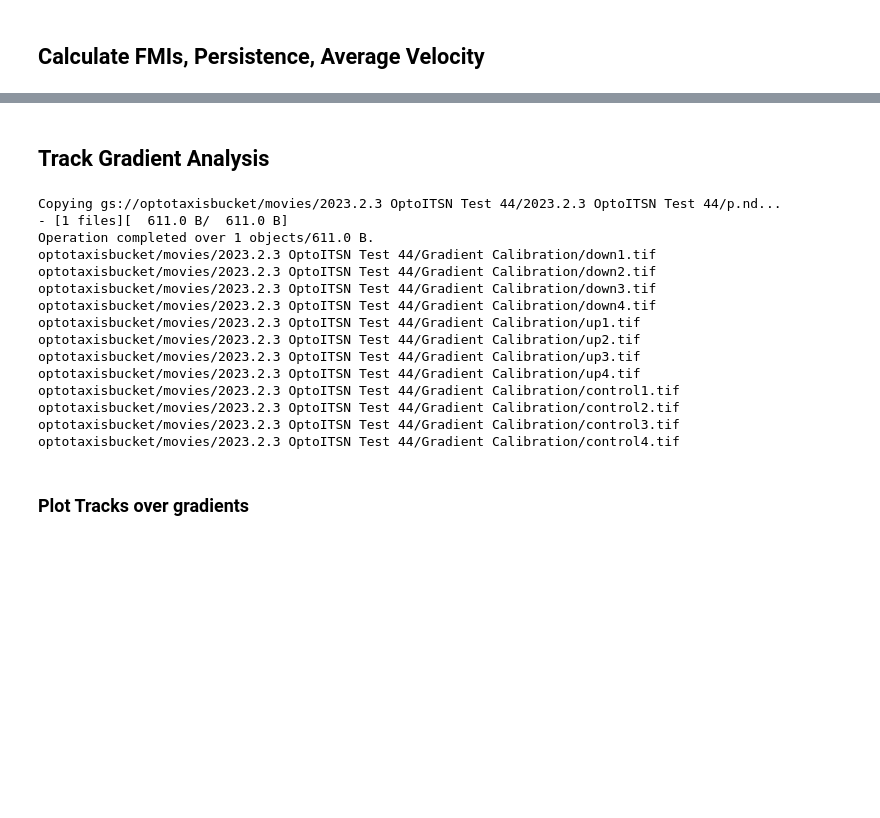
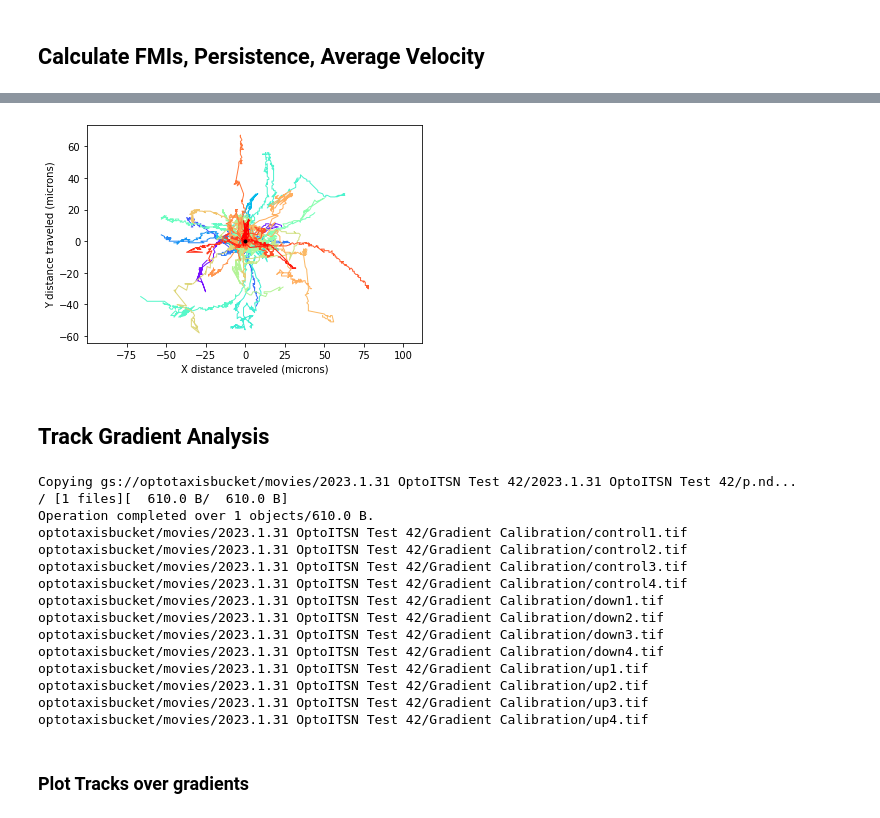
Before and after one commit to minerharry/SegmenterProcessing, a Jupyter notebook: Colab Notebooks/segmentationQC_trackingQC_harrison_refactoring.ipynb, the cells around one changed output, grey strips where cells are left out. Drawn from its saved outputs; the diff is of its cells as text; code cells hidden in the pictures; blank space fills up the shorter version.

```diff
--- a/Colab Notebooks/segmentationQC_trackingQC_harrison_refactoring.ipynb
+++ b/Colab Notebooks/segmentationQC_trackingQC_harrison_refactoring.ipynb
@@ -462,7 +462,7 @@ image basename: p
 use_frame_range = False #@param {"type":"boolean"}
 
 #@markdown Enter frame ranges: dictionary of movie:[rangemin,rangemax] items in raw python syntax
-frame_ranges:Dict =  {4:(470,1000)}#@param {"type":"raw"}
+frame_ranges:Dict =  {4:(0,470)}#@param {"type":"raw"}
 
 #@markdown whether to exclude specific movies from the list of movies
 do_exclude_movies = True #@param {"type":"boolean"}
@@ -1093,17 +1135,22 @@ exclude=[(3,7),(13,2)]
 
 Here "movie" is the number assigned by the microscope, in filename [basename]_s[movie]_t[frame].tif
 # %%
-import importlib
-from libraries import qc_functions
-importlib.reload(qc_functions);
-apply_qc = qc_functions.apply_qc
+# import importlib
+# from libraries import qc_functions
+# importlib.reload(qc_functions);
+# apply_qc = qc_functions.apply_qc
 
 #INPUT QC OPERATIONS
 #@markdown the minimum track length to include (frames)
 minTrackLength=40 #@param {type:"raw"}
 
 #@markdown the minimum displacement over the length of the track (pixels)
-minTrackDisplacement=78 #@param {type:"raw"}
+minTrackDisplacement=65 #@param {type:"raw"}
+
+#@markdown how long to wait after a track's appearance before including it (buffer period for cell division/collisions, segmentation issues, etc)
+initialTrackDelay = 15 #@param {type:"raw"}
+
+
 
 #@markdown dict of {movie:[track1,track2,etc]} specific tracks to keep from particular movies; *only* the tracks specified in the movie will be kept
 keep={} #@param {type:"raw"}
@@ -1122,7 +1169,7 @@ with open(local_analysis_output_folder/'tracks.pkl', 'rb') as handle:
   in_tracks = pickle.load(handle, encoding='latin1')
 
 #apply QC operations
-sampTrStatus, sample = libraries.qc_functions.apply_qc(in_tracks,keep,trim,removemov,exclude,minTrackLength=minTrackLength,minTrackDisplacement=minTrackDisplacement);
+sampTrStatus, sample = apply_qc(in_tracks,keep,trim,removemov,exclude,minTrackLength=minTrackLength,minTrackDisplacement=minTrackDisplacement,initialTrackDelay=initialTrackDelay);
 ##SampTrStatus: dict of {movie#:statuses}, where statuses is a dict of {trackid:status}; in this case, status = 0 means bad track, status = 1 means good track
 
 trackingChanged = True;
@@ -1130,8 +1177,13 @@ trackingChanged = True;
 qc_output= {'tracks_status':sampTrStatus, 'qc_tracks':sample,
             'minTrackLength':minTrackLength,
             'minTrackDisplacement':minTrackDisplacement,
+            'initialTrackDelay': initialTrackDelay,
             'keep':keep, 'trim':trim, 'removemov':removemov,
             'exclude':exclude}
+
+
+
+
 
 with open(local_analysis_output_folder/'track_qc_output.pkl', 'wb') as handle:
     pickle.dump(qc_output, handle)
@@ -2087,10 +2162,10 @@ for movie,tracks in bar:
 # %%
 #@markdown ## Plot movie tracks
 #@markdown If movie is -1, will plot tracks from all movies
-movie = 1#@param{type:"integer"}
+movie = 9#@param{type:"integer"}
 
 #@markdown If you want to plot a range of movies, setting this to a positive number will plot all movies from movie to movie_end
-movie_end =  -1#@param{type:"integer"}
+movie_end =  -1#@param{type:"raw"}
 
 #@markdown whether to plot each track in different colors (if false, all will be black);
 do_color = True #@param{type:"boolean"}
@@ -2102,41 +2177,43 @@ do_legend = False #@param{type:"boolean"}
 selected_movies = [];
 if movie == -1:
   selected_movies = origin_adjusted_tracks.keys();
-elif movie_end > 0 and movie_end in origin_adjusted_tracks:
+elif movie_end and movie_end > 0 and movie_end in origin_adjusted_tracks:
   selected_movies = range(movie,movie_end+1)
 elif (movie not in origin_adjusted_tracks):
   raise Exception(f"Error: movie #{movie} not in experimental movies {list(origin_adjusted_tracks.keys())}");
 else:
   selected_movies = [movie];
 xs = [];
 ys = [];
 labels = [];
 for movie in selected_movies:
   movie_tracks = origin_adjusted_tracks[movie];
   xs += [[t[0] for t in track] for track in movie_tracks.values()];
   ys += [[-t[1] for t in track] for track in movie_tracks.values()];
   if len(selected_movies) == 1:
     labels += [tnum for tnum in movie_tracks.keys()];
   else:
     labels += [f'm{movie}_t{tnum}' for tnum in movie_tracks.keys()];
 
 colors = cm.rainbow(np.linspace(0, 1, len(ys)))
 for (x,y,n,c) in zip(xs,ys,labels,colors):
   if do_color:
-    plt.plot(x, y, color=c,lineWidth=1,label=n);
+    plt.plot(x, y, color=c,linewidth=1,label=n);
   else:
-    plt.plot(x,y,color = 'black', lineWidth=1,label=n);
+    plt.plot(x,y,color = 'black', linewidth=1,label=n);
 
 plt.xlabel(f"X distance traveled ({distance_unit})")
 plt.ylabel(f"Y distance traveled ({distance_unit})")
 plt.plot(0,0,color= 'black' if do_color else 'red',marker='o',markersize=3);
 plt.axis('equal')
 
 if do_legend:
   plt.legend();
 
 fig = plt.gcf();
 plt.show();
+# %% [output]
+[figure, added]
 # %%
 #@markdown ## Save plot
 
@@ -2174,7 +2251,7 @@ gradient_filename = "{stage}.tif" #@param{type:"string"}
 gradient_filename = format_path(gradient_filename,experiment=experiment);
 
 #@markdown If the .nd file is unavailable, you can manually map movie numbers to stage position names:
-do_override_map = True #@param{type:"boolean"}
+do_override_map = False #@param{type:"boolean"}
 try:
   override_map = None #@param{type:"raw"}
 except Exception as e:
@@ -2189,11 +2266,10 @@ def parseND(filePath)->Dict[str,str]:
         largs = line.rstrip("\n").split(", "); #line args lol
         if largs[0] == '':
           continue;
-        if len(largs) == 1:
-
-            # print(largs)
-            assert largs[0].startswith("\"EndFile\"");
-            break;
+        if len(largs) == 1 or largs[1] == '':
+            if largs[0].startswith("\"EndFile\""):
+              break;
+            continue;
         args[largs[0].replace("\"","")] = largs[1].replace("\"","");
     return args;
 
@@ -2214,21 +2290,21 @@ for name in stage_map.values():
   with capture_output():
     !gsutil cp "gs://{gf.as_posix()}" "{gradient_local.as_posix()}/"
 # %% [output]
-Copying gs://optotaxisbucket/movies/2023.2.3 OptoITSN Test 44/2023.2.3 OptoITSN Test 44/p.nd...
-- [1 files][  611.0 B/  611.0 B]
-Operation completed over 1 objects/611.0 B.
-optotaxisbucket/movies/2023.2.3 OptoITSN Test 44/Gradient Calibration/down1.tif
-optotaxisbucket/movies/2023.2.3 OptoITSN Test 44/Gradient Calibration/down2.tif
-optotaxisbucket/movies/2023.2.3 OptoITSN Test 44/Gradient Calibration/down3.tif
-optotaxisbucket/movies/2023.2.3 OptoITSN Test 44/Gradient Calibration/down4.tif
-optotaxisbucket/movies/2023.2.3 OptoITSN Test 44/Gradient Calibration/up1.tif
-optotaxisbucket/movies/2023.2.3 OptoITSN Test 44/Gradient Calibration/up2.tif
-optotaxisbucket/movies/2023.2.3 OptoITSN Test 44/Gradient Calibration/up3.tif
-optotaxisbucket/movies/2023.2.3 OptoITSN Test 44/Gradient Calibration/up4.tif
-optotaxisbucket/movies/2023.2.3 OptoITSN Test 44/Gradient Calibration/control1.tif
-optotaxisbucket/movies/2023.2.3 OptoITSN Test 44/Gradient Calibration/control2.tif
-optotaxisbucket/movies/2023.2.3 OptoITSN Test 44/Gradient Calibration/control3.tif
-optotaxisbucket/movies/2023.2.3 OptoITSN Test 44/Gradient Calibration/control4.tif
+Copying gs://optotaxisbucket/movies/2023.1.31 OptoITSN Test 42/2023.1.31 OptoITSN Test 42/p.nd...
+/ [1 files][  610.0 B/  610.0 B]
+Operation completed over 1 objects/610.0 B.
+optotaxisbucket/movies/2023.1.31 OptoITSN Test 42/Gradient Calibration/control1.tif
+optotaxisbucket/movies/2023.1.31 OptoITSN Test 42/Gradient Calibration/control2.tif
+optotaxisbucket/movies/2023.1.31 OptoITSN Test 42/Gradient Calibration/control3.tif
+optotaxisbucket/movies/2023.1.31 OptoITSN Test 42/Gradient Calibration/control4.tif
+optotaxisbucket/movies/2023.1.31 OptoITSN Test 42/Gradient Calibration/down1.tif
+optotaxisbucket/movies/2023.1.31 OptoITSN Test 42/Gradient Calibration/down2.tif
+optotaxisbucket/movies/2023.1.31 OptoITSN Test 42/Gradient Calibration/down3.tif
+optotaxisbucket/movies/2023.1.31 OptoITSN Test 42/Gradient Calibration/down4.tif
+optotaxisbucket/movies/2023.1.31 OptoITSN Test 42/Gradient Calibration/up1.tif
+optotaxisbucket/movies/2023.1.31 OptoITSN Test 42/Gradient Calibration/up2.tif
+optotaxisbucket/movies/2023.1.31 OptoITSN Test 42/Gradient Calibration/up3.tif
+optotaxisbucket/movies/2023.1.31 OptoITSN Test 42/Gradient Calibration/up4.tif
 # %% [markdown]
 ### Plot Tracks over gradients
 # %%
```
Also changed, not shown: parts of 18 cells of this notebook, 27 other files.
